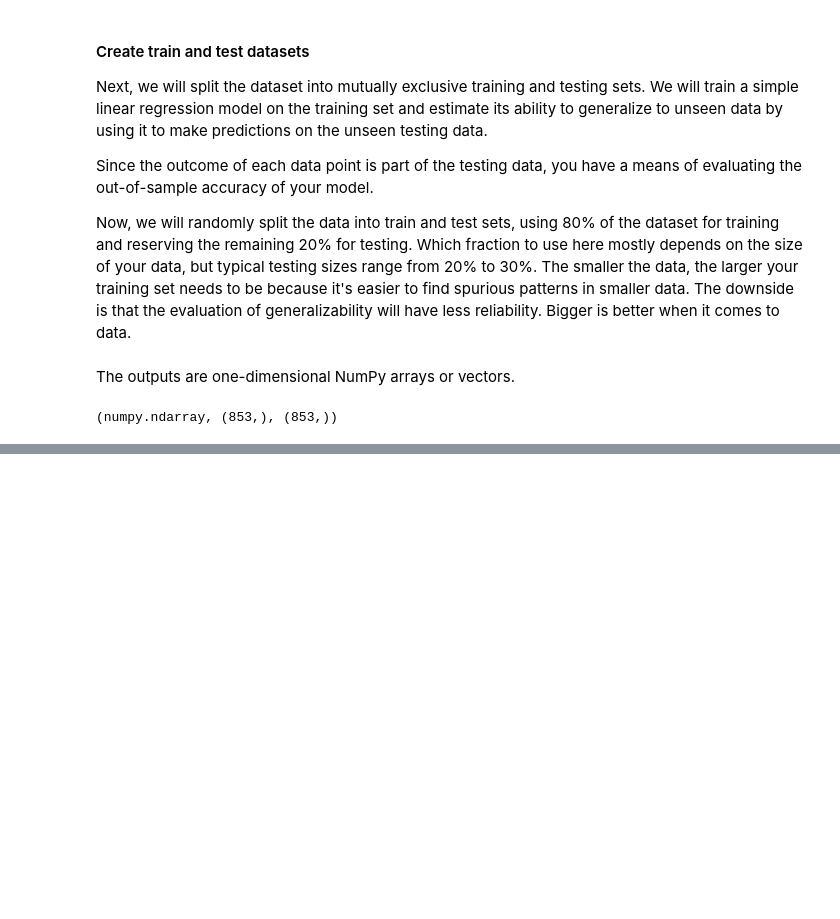
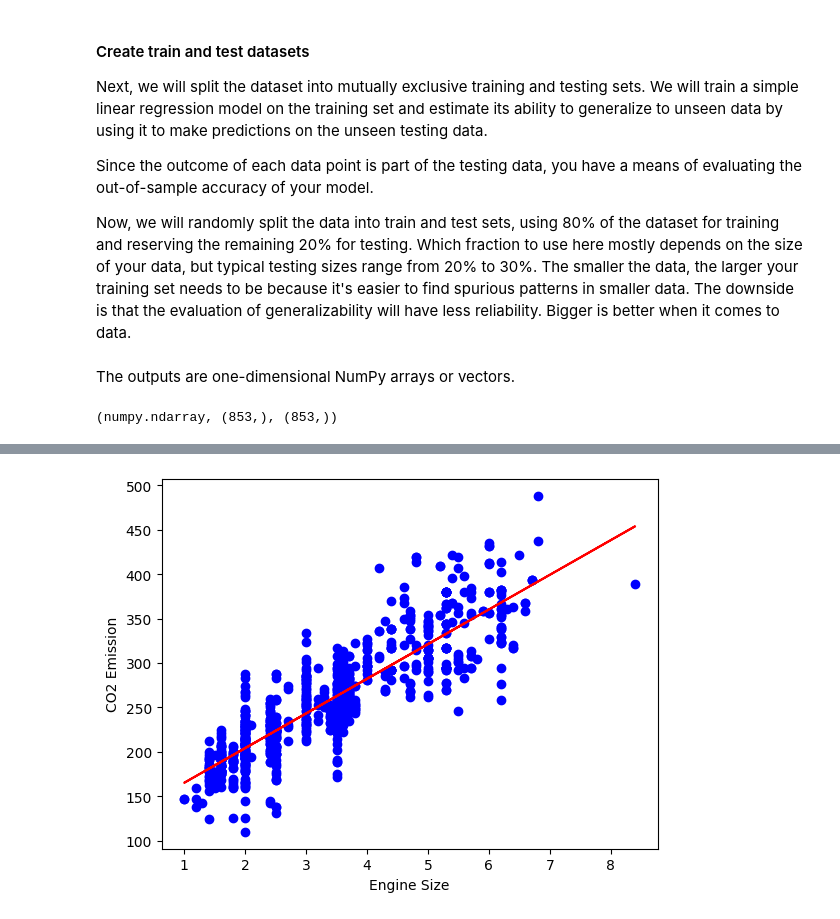
Before and after one commit to YoussefChati/CO2_Emission_ML, a Jupyter notebook: notebook.ipynb, the cells around one changed output, grey strips where cells are left out. Saved outputs shown, nothing was run; the diff lists cells and outputs as text; code cells hidden in the pictures; blank space fills up the shorter version.

Commit message:
Model Evaluation

```diff
--- a/notebook.ipynb
+++ b/notebook.ipynb
@@ -145,0 +150,14 @@ type(X_train), np.shape(X_train), np.shape(X_train)
+# %%
+from sklearn import linear_model
+
+#create a model object
+regressor = linear_model.LinearRegression()
+
+# we will train the model on the training data
+#X_train is a 10D array but sklearn models expect a 2D array as input for the training data, with shape (n_observations, n_features)
+#So we need to reshape it. We can let it inder the number of observations using '-1'
+regressor.fit(X_train.reshape(-1,1), y_train)
+
+#print the coefficients
+print('Coefficients: ', regressor.coef_[0]) # with simple linear regression there is only one coefficients, here we extract it from the 1 by 1 array.
+print('Intercept: ', regressor.intercept_)
@@ -145,0 +176,8 @@ type(X_train), np.shape(X_train), np.shape(X_train)
+# %%
+plt.scatter(X_train,y_train, color = 'blue')
+plt.plot(X_train, regressor.coef_ * X_train + regressor.intercept_, '-r')
+plt.xlabel("Engine Size")
+plt.ylabel("CO2 Emission")
+plt.show()
+# %% [output]
+[figure, added]
```
Also changed, not shown: parts of 5 cells of this notebook.
